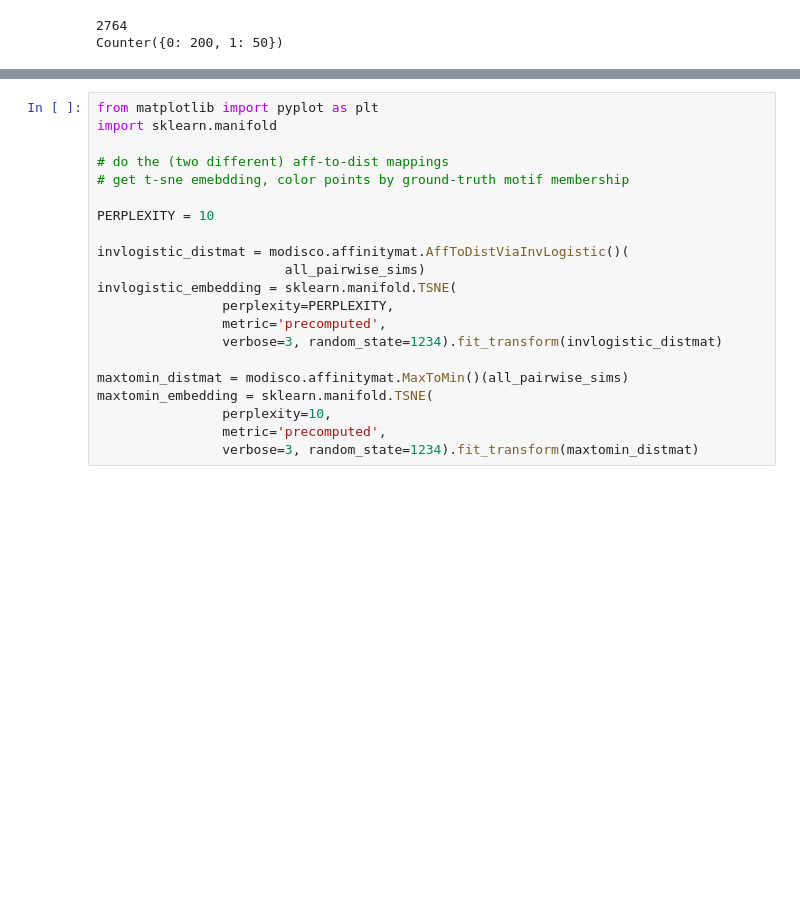
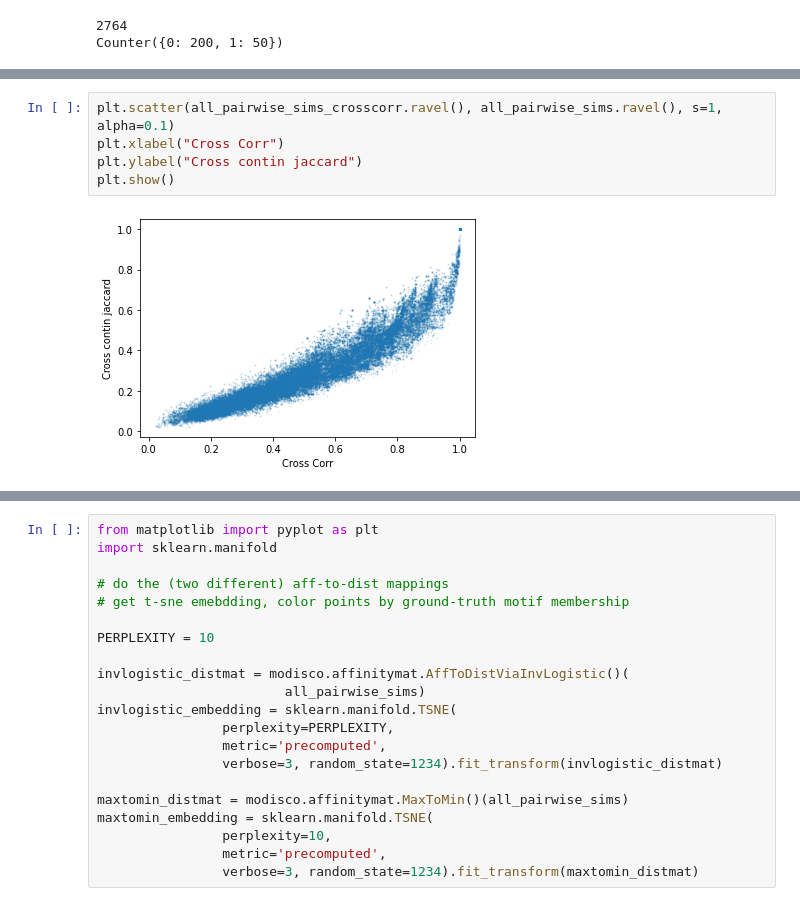
Before and after one commit to AvantiShri/colab_notebooks, a Jupyter notebook: misc_examples/SimulateImpScores.ipynb, the cells around one changed output, grey strips where cells are left out. Cells and saved outputs as stored; diff of their text form; blank space fills up the shorter version.

```diff
--- a/misc_examples/SimulateImpScores.ipynb
+++ b/misc_examples/SimulateImpScores.ipynb
@@ -475,2 +508,9 @@ MEMORY 0.27305984
+# %%
+plt.scatter(all_pairwise_sims_crosscorr.ravel(), all_pairwise_sims.ravel(), s=1, alpha=0.1)
+plt.xlabel("Cross Corr")
+plt.ylabel("Cross contin jaccard")
+plt.show()
+# %% [output]
+[figure, added]
 # %%
 from matplotlib import pyplot as plt
```
Also changed, not shown: parts of 3 cells of this notebook.
